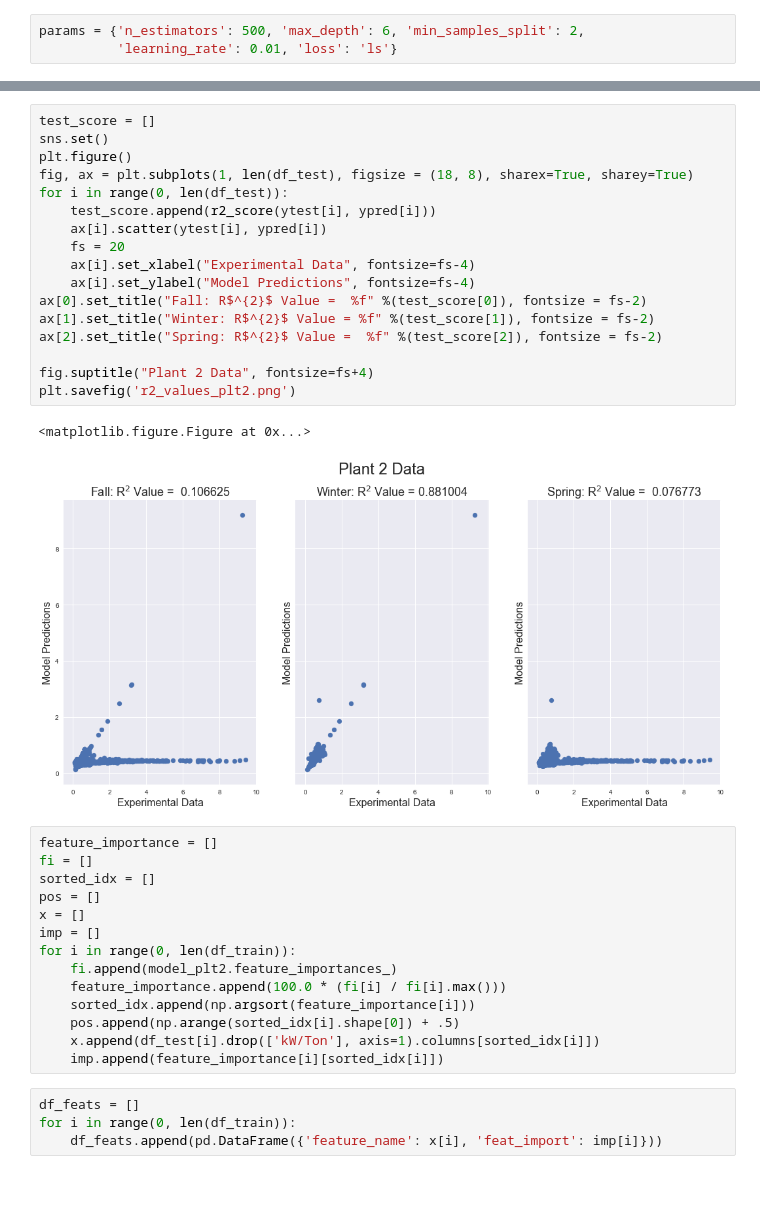
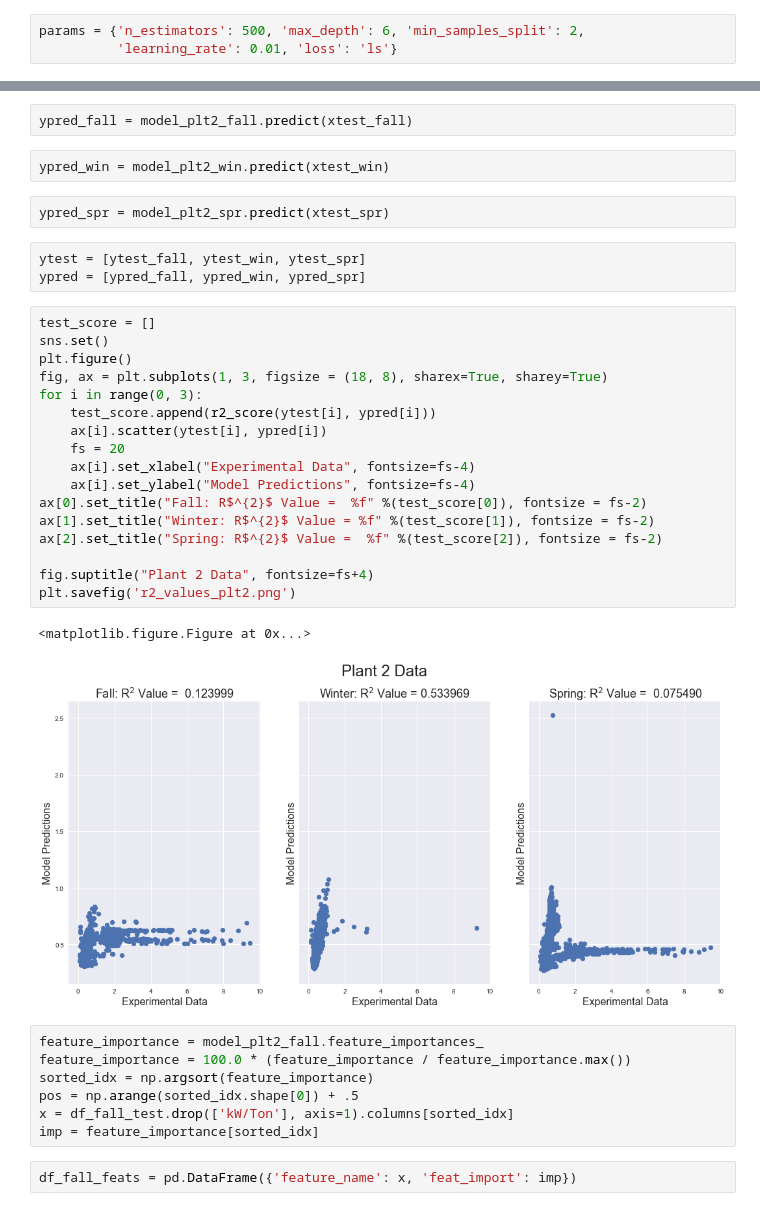
Before and after one commit to optichill/optichill, a Jupyter notebook: optichill/Plant Two.ipynb, the cells around one changed output, grey strips where cells are left out. Drawn from its saved outputs; the diff is of its cells as text; blank space fills up the shorter version.

Commit message:
Training and Testing on plant 2

```diff
--- a/optichill/Plant Two.ipynb
+++ b/optichill/Plant Two.ipynb
@@ -98,38 +104,38 @@ for i in range(0, len(df_test)):
+# %%
+ypred_fall = model_plt2_fall.predict(xtest_fall)
+# %%
+ypred_win = model_plt2_win.predict(xtest_win)
+# %%
+ypred_spr = model_plt2_spr.predict(xtest_spr)
+# %%
+ytest = [ytest_fall, ytest_win, ytest_spr]
+ypred = [ypred_fall, ypred_win, ypred_spr]
 # %%
 test_score = []
 sns.set()
 plt.figure()
-fig, ax = plt.subplots(1, len(df_test), figsize = (18, 8), sharex=True, sharey=True)
-for i in range(0, len(df_test)):
+fig, ax = plt.subplots(1, 3, figsize = (18, 8), sharex=True, sharey=True)
+for i in range(0, 3):
     test_score.append(r2_score(ytest[i], ypred[i]))
     ax[i].scatter(ytest[i], ypred[i])
     fs = 20
     ax[i].set_xlabel("Experimental Data", fontsize=fs-4)
     ax[i].set_ylabel("Model Predictions", fontsize=fs-4)
 ax[0].set_title("Fall: R$^{2}$ Value =  %f" %(test_score[0]), fontsize = fs-2)
 ax[1].set_title("Winter: R$^{2}$ Value = %f" %(test_score[1]), fontsize = fs-2)
 ax[2].set_title("Spring: R$^{2}$ Value =  %f" %(test_score[2]), fontsize = fs-2)
 
 fig.suptitle("Plant 2 Data", fontsize=fs+4)
 plt.savefig('r2_values_plt2.png')
 # %% [output]
 <matplotlib.figure.Figure at 0x...>
-[figure, old version]
+[figure, new version]
 # %%
-feature_importance = []
-fi = []
-sorted_idx = []
-pos = []
-x = []
-imp = []
-for i in range(0, len(df_train)):
-    fi.append(model_plt2.feature_importances_)
-    feature_importance.append(100.0 * (fi[i] / fi[i].max()))
-    sorted_idx.append(np.argsort(feature_importance[i]))
-    pos.append(np.arange(sorted_idx[i].shape[0]) + .5)
-    x.append(df_test[i].drop(['kW/Ton'], axis=1).columns[sorted_idx[i]])
-    imp.append(feature_importance[i][sorted_idx[i]])
+feature_importance = model_plt2_fall.feature_importances_
+feature_importance = 100.0 * (feature_importance / feature_importance.max())
+sorted_idx = np.argsort(feature_importance)
+pos = np.arange(sorted_idx.shape[0]) + .5
+x = df_fall_test.drop(['kW/Ton'], axis=1).columns[sorted_idx]
+imp = feature_importance[sorted_idx]
 # %%
-df_feats = []
-for i in range(0, len(df_train)):
-    df_feats.append(pd.DataFrame({'feature_name': x[i], 'feat_import': imp[i]}))
+df_fall_feats = pd.DataFrame({'feature_name': x, 'feat_import': imp})
```
Also changed, not shown: parts of 20 cells of this notebook.
